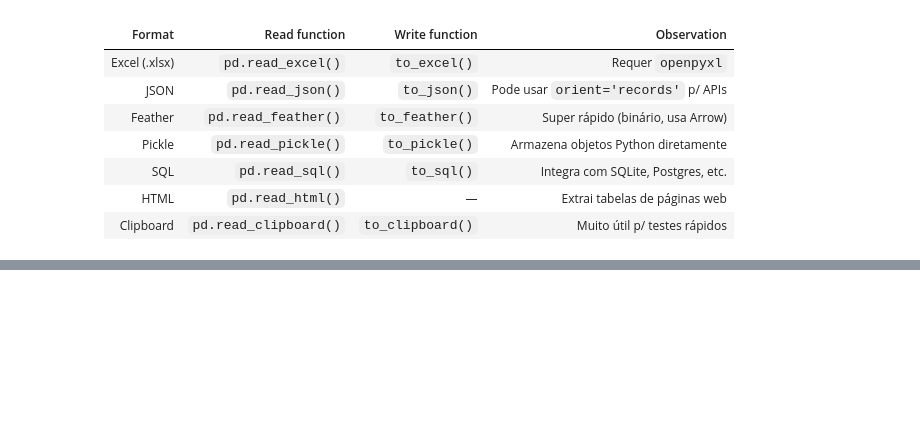
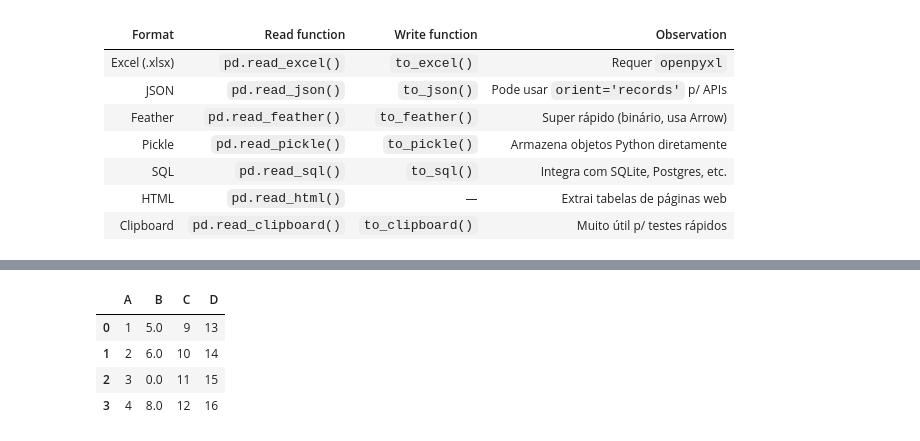
Before and after one commit to lucasmsouza24/ia-indexing-labs, a Jupyter notebook: notebooks/01_pandas_basics.ipynb, the cells around one changed output, grey strips where cells are left out. Cells and saved outputs as stored; diff of their text form; code cells hidden in the pictures; blank space fills up the shorter version.

```diff
--- a/notebooks/01_pandas_basics.ipynb
+++ b/notebooks/01_pandas_basics.ipynb
@@ -61,0 +163,9 @@ Writing data on `../data/processed/steamcharts.csv`.
+# %%
+df_fillna = df.fillna(0)
+df_fillna
+# %% [output]
+|  | A | B | C | D |
+| 0 | 1 | 5.0 | 9 | 13 |
+| 1 | 2 | 6.0 | 10 | 14 |
+| 2 | 3 | 0.0 | 11 | 15 |
+| 3 | 4 | 8.0 | 12 | 16 |
```
Also changed, not shown: parts of 23 cells of this notebook.
